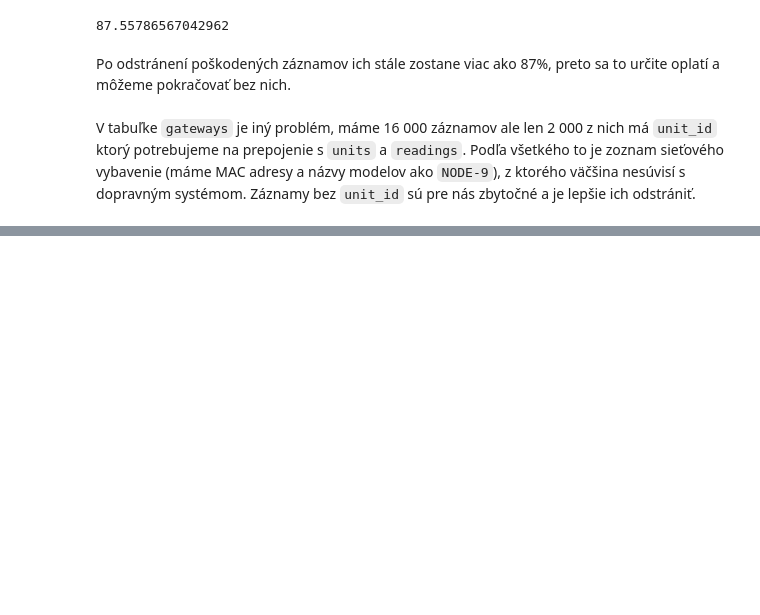
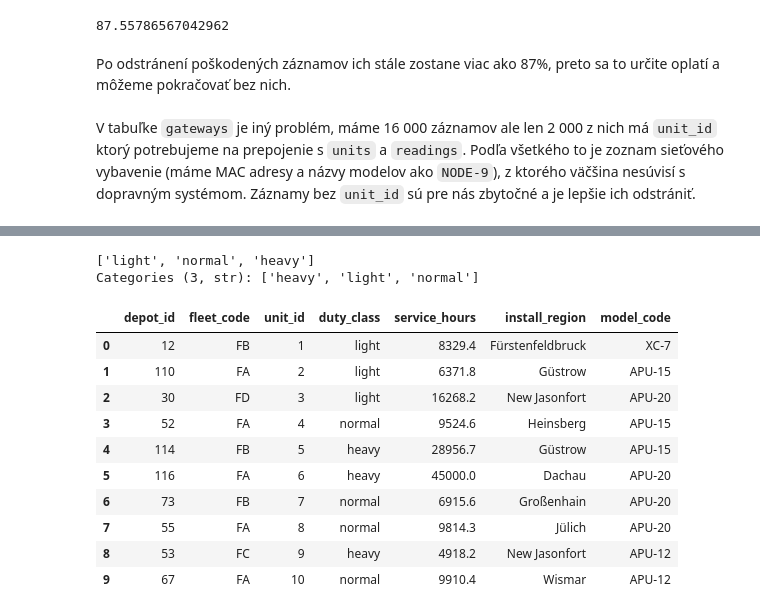
Before and after one commit to tancop/iau-projekt, a Jupyter notebook: main.ipynb, the cells around one changed output, grey strips where cells are left out. Drawn from its saved outputs; the diff is of its cells as text; code cells hidden in the pictures; blank space fills up the shorter version.

```diff
--- a/main.ipynb
+++ b/main.ipynb
@@ -389,0 +382,37 @@ memory usage: 125.1 KB
+# %%
+mapping = {
+    '1': 'light',
+    '2': 'normal',
+    '3': 'heavy',
+    'L': 'light',
+    'N': 'normal',
+    'H': 'heavy',
+    'med': 'normal',
+}
+
+def clean_duty_class(value):
+    if pd.isna(value):
+        return np.nan
+    value = str(value).strip()
+    return mapping.get(value, value)
+
+units["duty_class"] = units["duty_class"].map(clean_duty_class).astype('category')
+
+units['duty_class'].unique()
+# %% [output]
+['light', 'normal', 'heavy']
+Categories (3, str): ['heavy', 'light', 'normal']
+# %%
+units.head(10)
+# %% [output]
+|  | depot_id | fleet_code | unit_id | duty_class | service_hours | install_region | model_code |
+| 0 | 12 | FB | 1 | light | 8329.4 | Fürstenfeldbruck | XC-7 |
+| 1 | 110 | FA | 2 | light | 6371.8 | Güstrow | APU-15 |
+| 2 | 30 | FD | 3 | light | 16268.2 | New Jasonfort | APU-20 |
+| 3 | 52 | FA | 4 | normal | 9524.6 | Heinsberg | APU-15 |
+| 4 | 114 | FB | 5 | heavy | 28956.7 | Güstrow | APU-15 |
+| 5 | 116 | FA | 6 | heavy | 45000.0 | Dachau | APU-20 |
+| 6 | 73 | FB | 7 | normal | 6915.6 | Großenhain | APU-20 |
+| 7 | 55 | FA | 8 | normal | 9814.3 | Jülich | APU-20 |
+| 8 | 53 | FC | 9 | heavy | 4918.2 | New Jasonfort | APU-12 |
+| 9 | 67 | FA | 10 | normal | 9910.4 | Wismar | APU-12 |
```
Also changed, not shown: parts of 16 cells of this notebook.
